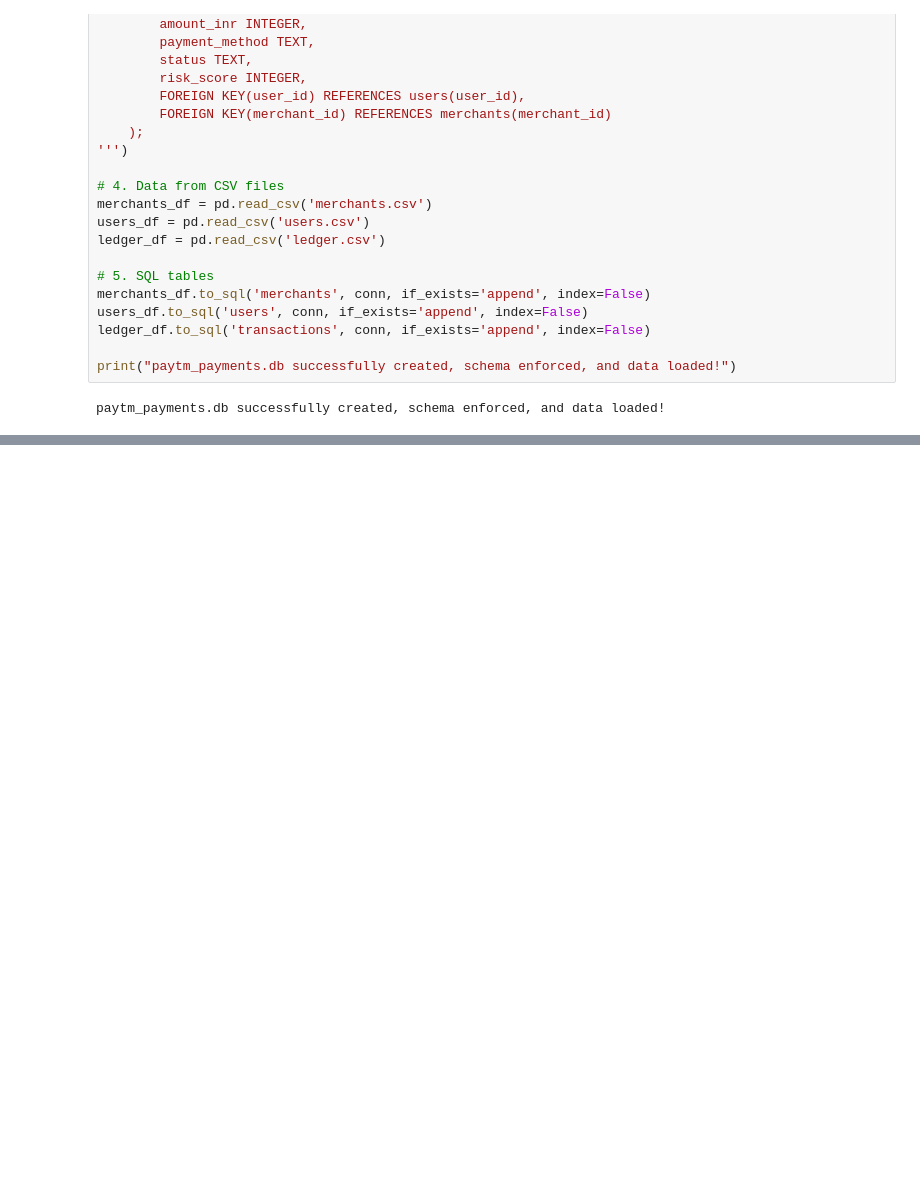
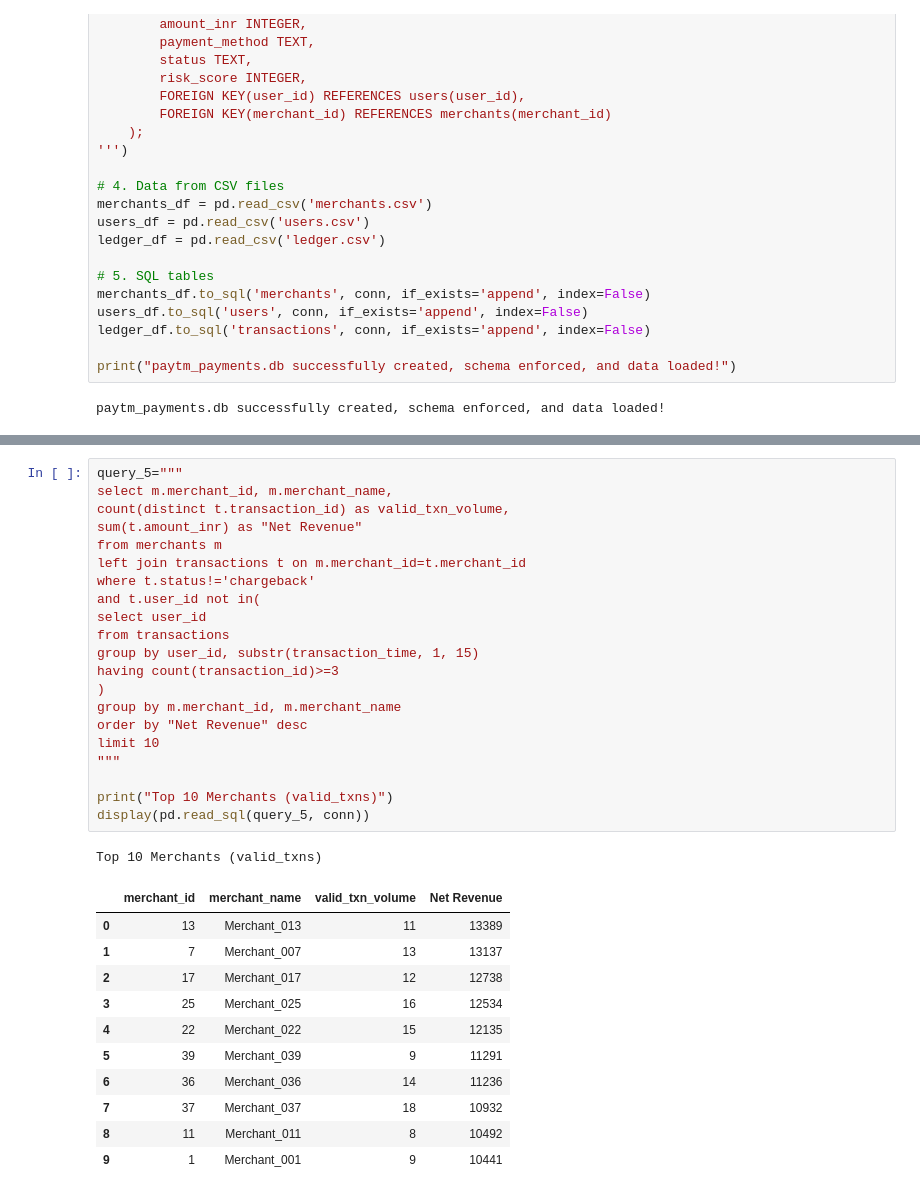
Before and after one commit to IIIIIGamerWord/Capstone_Project_BITSOM_FinTech_AI, a Jupyter notebook: payments_fraud_analytics/paytm_payments_jupyter_nb.ipynb, the cells around one changed output, grey strips where cells are left out. Drawn from its saved outputs; the diff is of its cells as text; blank space fills up the shorter version.

```diff
--- a/payments_fraud_analytics/paytm_payments_jupyter_nb.ipynb
+++ b/payments_fraud_analytics/paytm_payments_jupyter_nb.ipynb
@@ -80,0 +187,34 @@ Successfully installed ipython-genutils-0.2.0 ipython-sql-0.5.0 prettytable-3.18
+# %%
+query_5="""
+select m.merchant_id, m.merchant_name,
+count(distinct t.transaction_id) as valid_txn_volume,
+sum(t.amount_inr) as "Net Revenue"
+from merchants m
+left join transactions t on m.merchant_id=t.merchant_id
+where t.status!='chargeback'
+and t.user_id not in(
+select user_id
+from transactions
+group by user_id, substr(transaction_time, 1, 15)
+having count(transaction_id)>=3
+)
+group by m.merchant_id, m.merchant_name
+order by "Net Revenue" desc
+limit 10
+"""
+
+print("Top 10 Merchants (valid_txns)")
+display(pd.read_sql(query_5, conn))
+# %% [output]
+Top 10 Merchants (valid_txns)
+|  | merchant_id | merchant_name | valid_txn_volume | Net Revenue |
+| 0 | 13 | Merchant_013 | 11 | 13389 |
+| 1 | 7 | Merchant_007 | 13 | 13137 |
+| 2 | 17 | Merchant_017 | 12 | 12738 |
+| 3 | 25 | Merchant_025 | 16 | 12534 |
+| 4 | 22 | Merchant_022 | 15 | 12135 |
+| 5 | 39 | Merchant_039 | 9 | 11291 |
+| 6 | 36 | Merchant_036 | 14 | 11236 |
+| 7 | 37 | Merchant_037 | 18 | 10932 |
+| 8 | 11 | Merchant_011 | 8 | 10492 |
+| 9 | 1 | Merchant_001 | 9 | 10441 |
```
Also changed, not shown: parts of 7 cells of this notebook, 10 other files.
